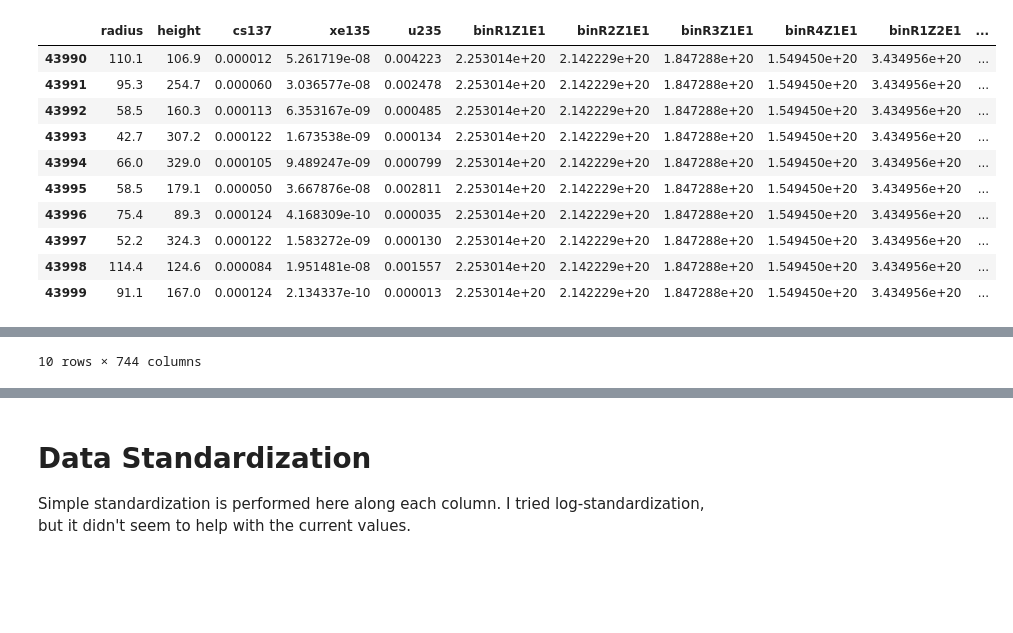
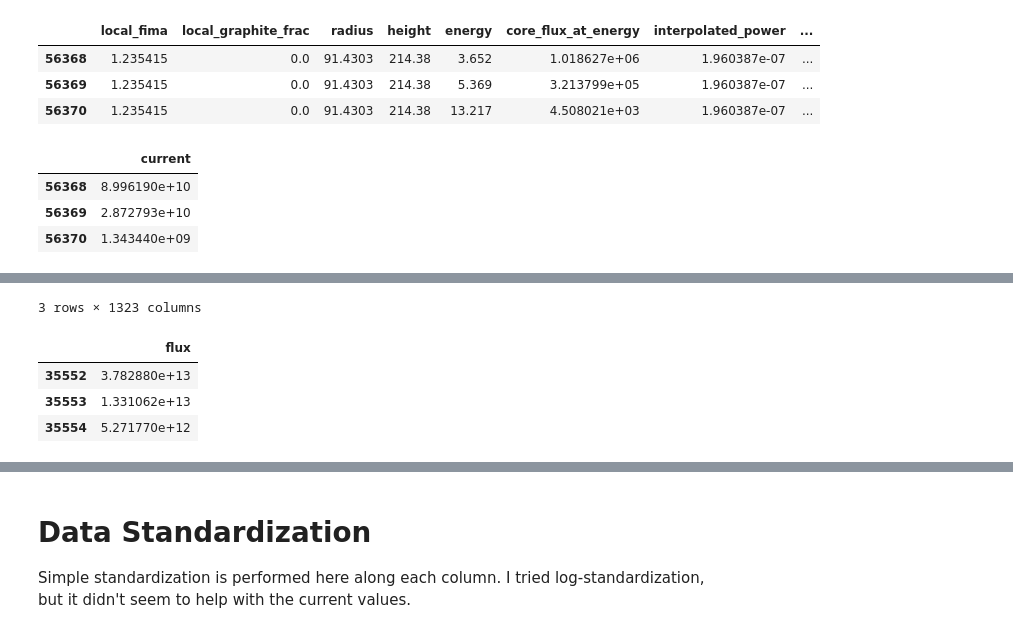
Before and after one commit to iankolaja/PEARLSim, a Jupyter notebook: create_current_model.ipynb, the cells around one changed output, grey strips where cells are left out. Saved outputs shown, nothing was run; the diff lists cells and outputs as text; code cells hidden in the pictures; blank space fills up the shorter version.

```diff
--- a/create_current_model.ipynb
+++ b/create_current_model.ipynb
@@ -16,17 +34,19 @@ from sklearn.neighbors import KNeighborsRegressor
 # %%
-all_features = pd.read_csv("training_data/current_data.csv", index_col=0)
-all_targets = pd.read_csv("training_data/current_target.csv", index_col=0)
+current_features = pd.read_csv("training_data/current_data.csv.gz", index_col=0)
+current_targets = pd.read_csv("training_data/current_targets.csv.gz", index_col=0)
+flux_features = pd.read_csv("training_data/flux_data.csv.gz", index_col=0)
+flux_targets = pd.read_csv("training_data/flux_targets.csv.gz", index_col=0)
 # %%
-display(all_features.iloc[-10:])
+display(current_features.iloc[-3:])
+display(current_targets.iloc[-3:])
+display(flux_features.iloc[-3:])
+display(flux_targets.iloc[-3:])
 # %% [output]
-|  | radius | height | cs137 | xe135 | u235 | binR1Z1E1 | binR2Z1E1 | binR3Z1E1 | binR4Z1E1 | binR1Z2E1 | ... |
-| 43990 | 110.1 | 106.9 | 0.000012 | 5.261719e-08 | 0.004223 | 2.253014e+20 | 2.142229e+20 | 1.847288e+20 | 1.549450e+20 | 3.434956e+20 | ... |
-| 43991 | 95.3 | 254.7 | 0.000060 | 3.036577e-08 | 0.002478 | 2.253014e+20 | 2.142229e+20 | 1.847288e+20 | 1.549450e+20 | 3.434956e+20 | ... |
-| 43992 | 58.5 | 160.3 | 0.000113 | 6.353167e-09 | 0.000485 | 2.253014e+20 | 2.142229e+20 | 1.847288e+20 | 1.549450e+20 | 3.434956e+20 | ... |
-| 43993 | 42.7 | 307.2 | 0.000122 | 1.673538e-09 | 0.000134 | 2.253014e+20 | 2.142229e+20 | 1.847288e+20 | 1.549450e+20 | 3.434956e+20 | ... |
-| 43994 | 66.0 | 329.0 | 0.000105 | 9.489247e-09 | 0.000799 | 2.253014e+20 | 2.142229e+20 | 1.847288e+20 | 1.549450e+20 | 3.434956e+20 | ... |
-| 43995 | 58.5 | 179.1 | 0.000050 | 3.667876e-08 | 0.002811 | 2.253014e+20 | 2.142229e+20 | 1.847288e+20 | 1.549450e+20 | 3.434956e+20 | ... |
-| 43996 | 75.4 | 89.3 | 0.000124 | 4.168309e-10 | 0.000035 | 2.253014e+20 | 2.142229e+20 | 1.847288e+20 | 1.549450e+20 | 3.434956e+20 | ... |
-| 43997 | 52.2 | 324.3 | 0.000122 | 1.583272e-09 | 0.000130 | 2.253014e+20 | 2.142229e+20 | 1.847288e+20 | 1.549450e+20 | 3.434956e+20 | ... |
-| 43998 | 114.4 | 124.6 | 0.000084 | 1.951481e-08 | 0.001557 | 2.253014e+20 | 2.142229e+20 | 1.847288e+20 | 1.549450e+20 | 3.434956e+20 | ... |
-| 43999 | 91.1 | 167.0 | 0.000124 | 2.134337e-10 | 0.000013 | 2.253014e+20 | 2.142229e+20 | 1.847288e+20 | 1.549450e+20 | 3.434956e+20 | ... |
+|  | local_fima | local_graphite_frac | radius | height | energy | core_flux_at_energy | interpolated_power | ... |
+| 56368 | 1.235415 | 0.0 | 91.4303 | 214.38 | 3.652 | 1.018627e+06 | 1.960387e-07 | ... |
+| 56369 | 1.235415 | 0.0 | 91.4303 | 214.38 | 5.369 | 3.213799e+05 | 1.960387e-07 | ... |
+| 56370 | 1.235415 | 0.0 | 91.4303 | 214.38 | 13.217 | 4.508021e+03 | 1.960387e-07 | ... |
+|  | current |
+| 56368 | 8.996190e+10 |
+| 56369 | 2.872793e+10 |
+| 56370 | 1.343440e+09 |
@@ -33 +57,5 @@ display(all_features.iloc[-10:])
-10 rows × 744 columns
+3 rows × 1323 columns
+|  | flux |
+| 35552 | 3.782880e+13 |
+| 35553 | 1.331062e+13 |
+| 35554 | 5.271770e+12 |
```
Also changed, not shown: parts of 117 cells of this notebook, 7 other files.
